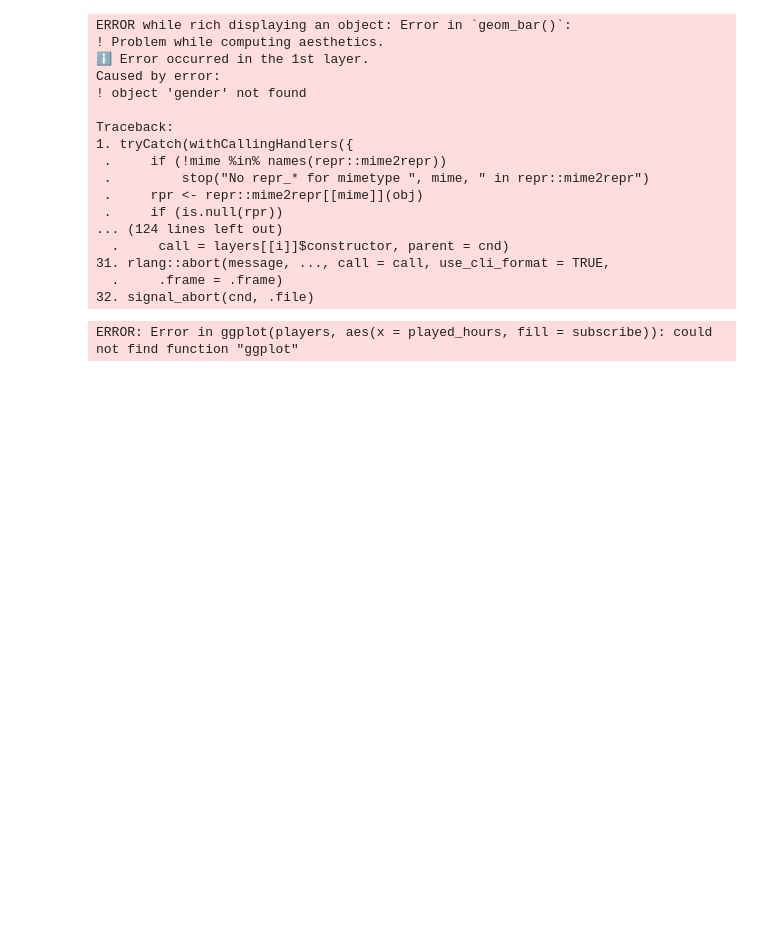
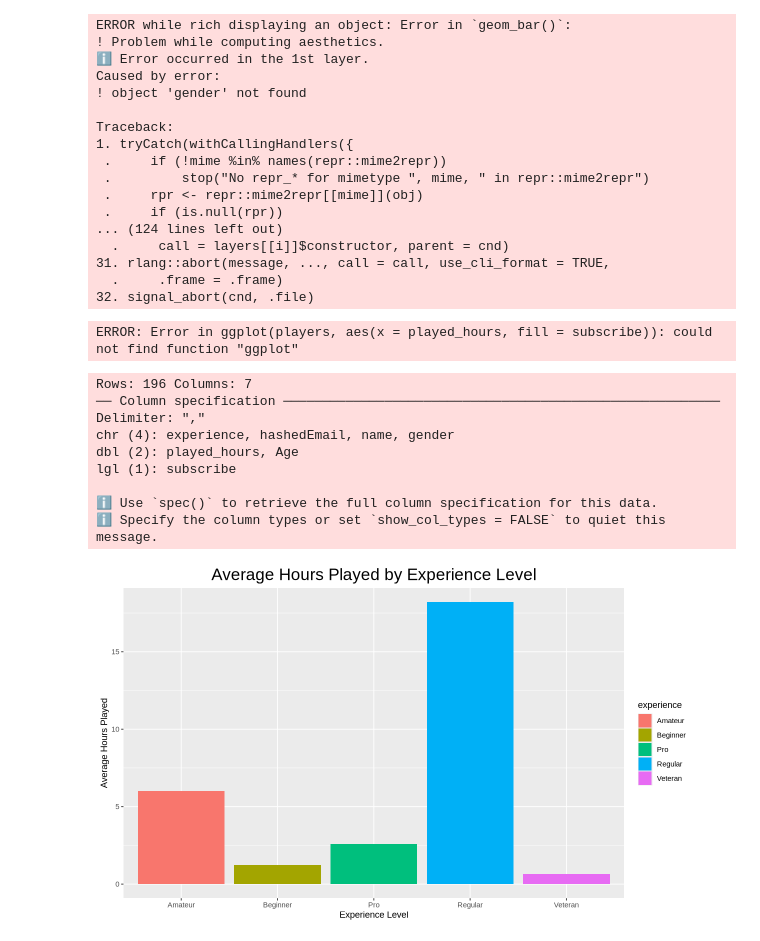
Before and after one commit to vyang06/DSCI-100-Final-Report-008-31, a Jupyter notebook: Project_Final_Report_008_31.ipynb, the cells around one changed output. Drawn from its saved outputs; the diff is of its cells as text; code cells hidden in the pictures; blank space fills up the shorter version.

Commit message:
Added Exploratory visualization
tring to add visualizations again

```diff
--- a/Project_Final_Report_008_31.ipynb
+++ b/Project_Final_Report_008_31.ipynb
@@ -213,3 +213,30 @@ players |>
 ##I will change it later today
 # %% [output]
 ERROR: Error in ggplot(players, aes(x = played_hours, fill = subscribe)): could not find function "ggplot"
+# %%
+library(tidyverse)
+players_for_viz <- read_csv("players.csv")
+
+#relationship between experience and played hours
+options(repr.plot.width = 10, repr.plot.height = 6)
+experience_vs_played_hours_plot <- players_for_viz |>
+                                group_by(experience) |>
+                                summarize(mean_hours = mean(played_hours, na.rm = TRUE)) |>
+                                ggplot(aes(x = experience, y = mean_hours, fill = experience)) +
+                                geom_col() +
+                                labs(title = "Average Hours Played by Experience Level",
+                                x = "Experience Level",
+                                y = "Average Hours Played") +
+                                theme(plot.title = element_text(hjust = 0.5, size = 20))
+experience_vs_played_hours_plot
+# %% [output]
+Rows: 196 Columns: 7
+── Column specification ────────────────────────────────────────────────────────
+Delimiter: ","
+chr (4): experience, hashedEmail, name, gender
+dbl (2): played_hours, Age
+lgl (1): subscribe
+
+ℹ Use `spec()` to retrieve the full column specification for this data.
+ℹ Specify the column types or set `show_col_types = FALSE` to quiet this message.
+[figure, added]
```
Also changed, not shown: parts of 3 cells of this notebook.
